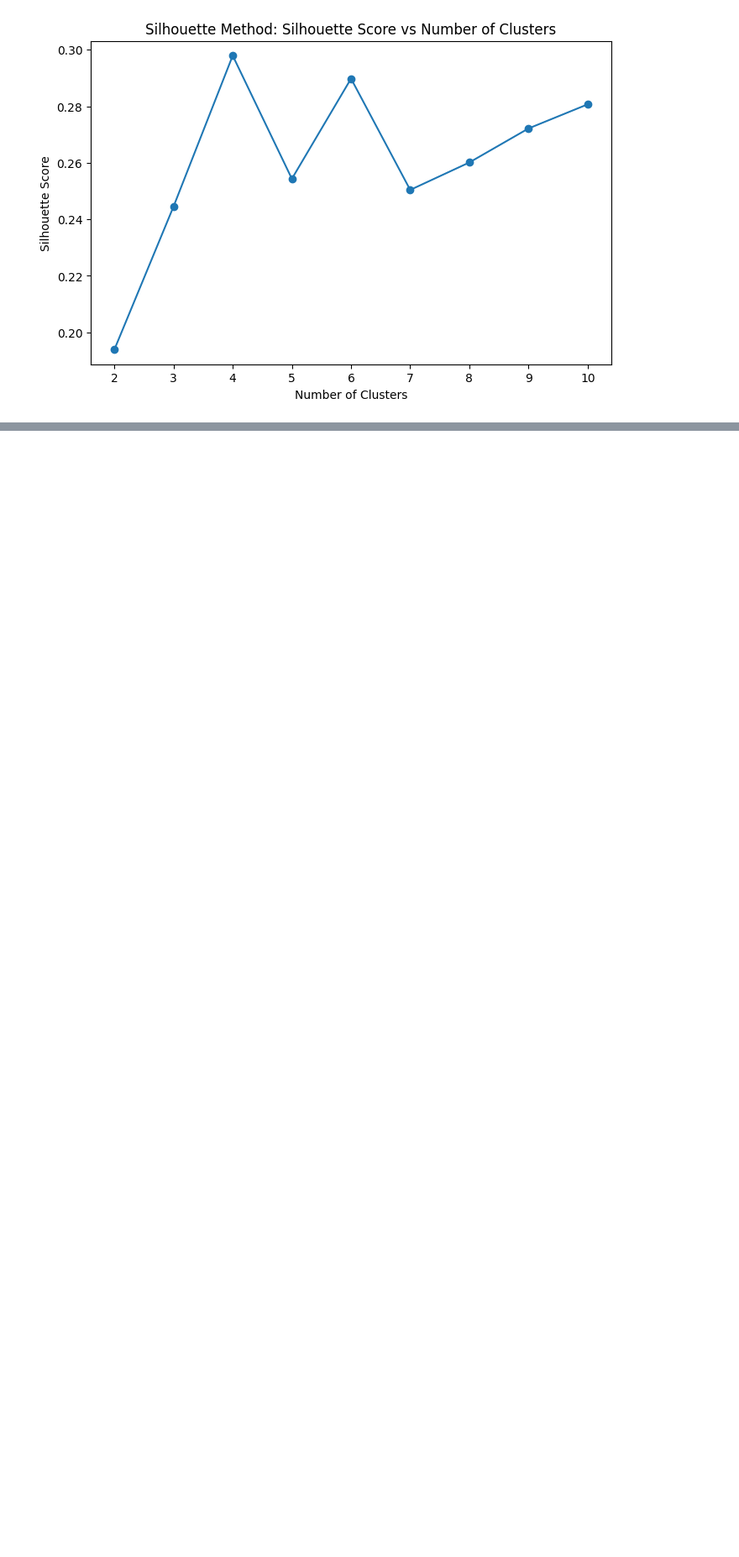
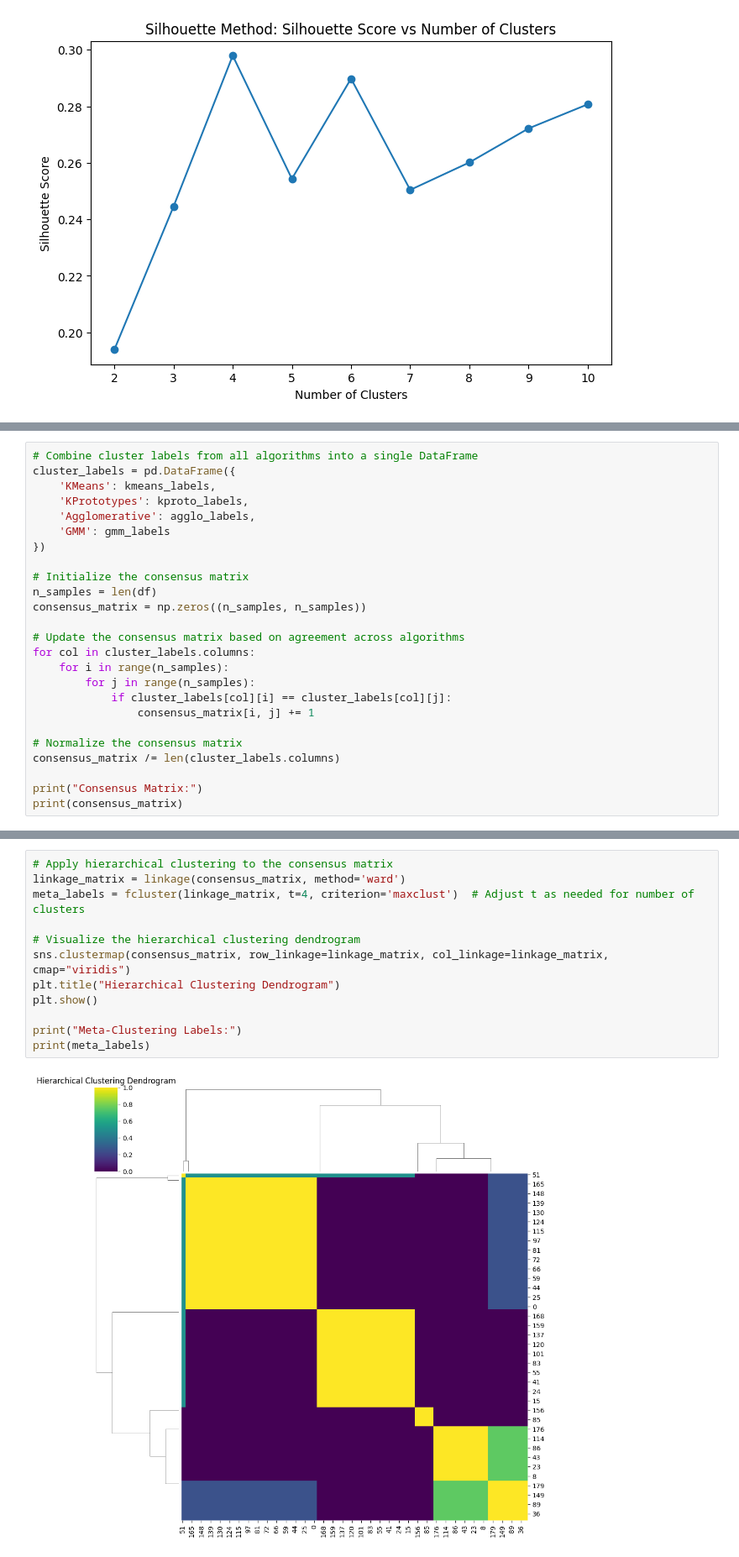
Before and after one commit to lisbethwaagstein/AI4PH, a Jupyter notebook: MET-MALE assignment.ipynb, the cells around one changed output, grey strips where cells are left out. Shown at 84% size. Saved outputs shown, nothing was run; the diff lists cells and outputs as text; blank space fills up the shorter version.

```diff
--- a/MET-MALE assignment.ipynb
+++ b/MET-MALE assignment.ipynb
@@ -92,0 +213,25 @@ plt.show()
+# %%
+# Combine cluster labels from all algorithms into a single DataFrame
+cluster_labels = pd.DataFrame({
+    'KMeans': kmeans_labels,
+    'KPrototypes': kproto_labels,
+    'Agglomerative': agglo_labels,
+    'GMM': gmm_labels
+})
+
+# Initialize the consensus matrix
+n_samples = len(df)
+consensus_matrix = np.zeros((n_samples, n_samples))
+
+# Update the consensus matrix based on agreement across algorithms
+for col in cluster_labels.columns:
+    for i in range(n_samples):
+        for j in range(n_samples):
+            if cluster_labels[col][i] == cluster_labels[col][j]:
+                consensus_matrix[i, j] += 1
+
+# Normalize the consensus matrix
+consensus_matrix /= len(cluster_labels.columns)
+
+print("Consensus Matrix:")
+print(consensus_matrix)
@@ -92,0 +249,14 @@ plt.show()
+# %%
+# Apply hierarchical clustering to the consensus matrix
+linkage_matrix = linkage(consensus_matrix, method='ward')
+meta_labels = fcluster(linkage_matrix, t=4, criterion='maxclust')  # Adjust t as needed for number of clusters
+
+# Visualize the hierarchical clustering dendrogram
+sns.clustermap(consensus_matrix, row_linkage=linkage_matrix, col_linkage=linkage_matrix, cmap="viridis")
+plt.title("Hierarchical Clustering Dendrogram")
+plt.show()
+
+print("Meta-Clustering Labels:")
+print(meta_labels)
+# %% [output]
+[figure, added]
```
Also changed, not shown: parts of 15 cells of this notebook.
